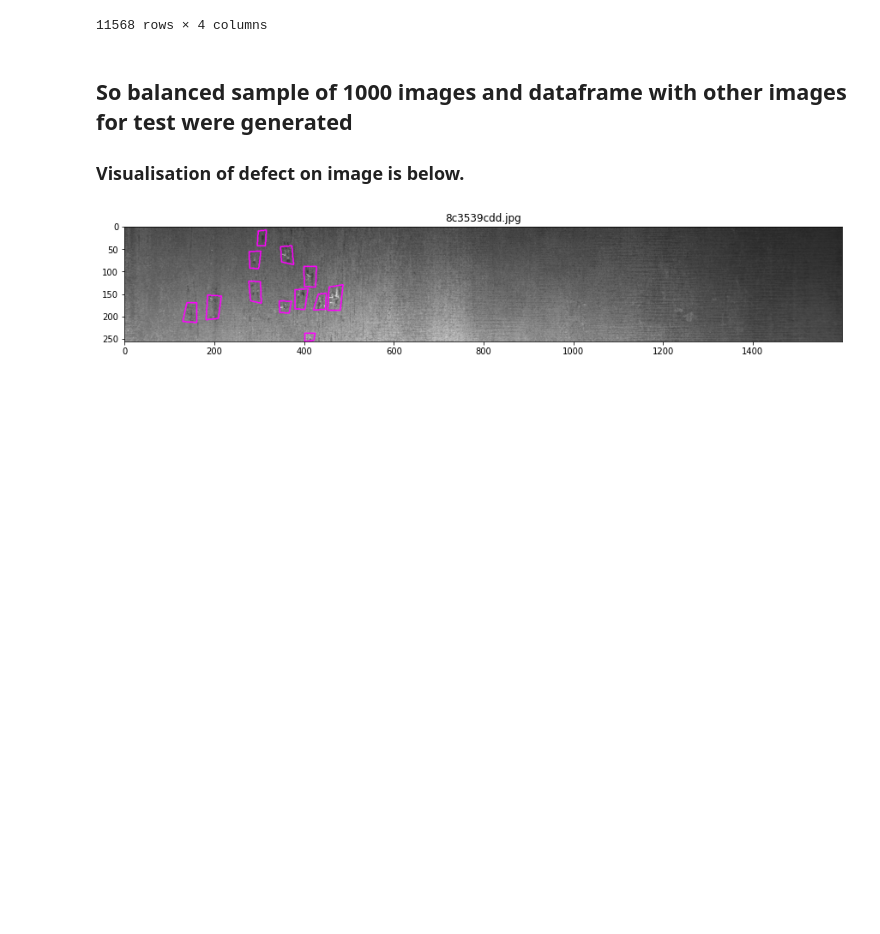
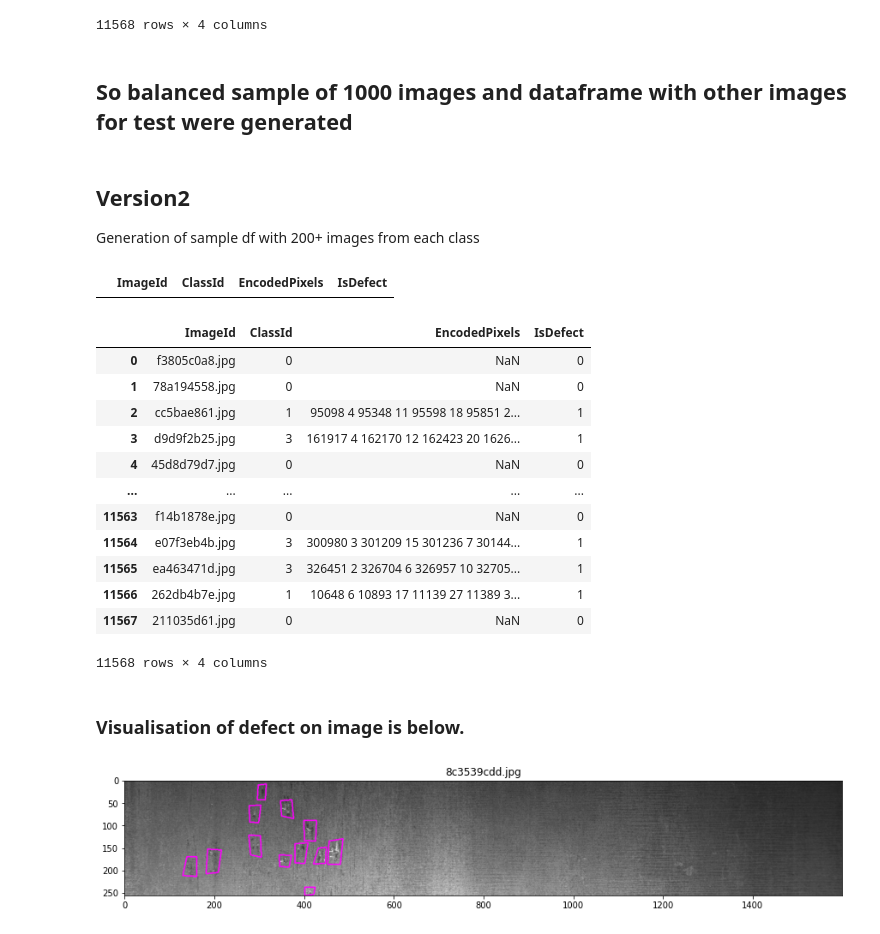
Before and after one commit to Andr8R/SeverSteel, a Jupyter notebook: Visualisation.ipynb, the cells around one changed output. Cells and saved outputs as stored; diff of their text form; code cells hidden in the pictures; blank space fills up the shorter version.

```diff
--- a/Visualisation.ipynb
+++ b/Visualisation.ipynb
@@ -181,4 +194,47 @@ other_df
 # other_df.to_csv("other_4class.csv", index=False)
 # %% [markdown]
 ## So balanced sample of 1000 images and dataframe with other images for test were generated
-### Visualisation of defect on image is below.
+# %% [markdown]
+## Version2
+Generation of sample df with 200+ images from each class
+# %%
+sample_nodefect = df_nodefect.sample(frac = 1, random_state = 42)[:200].copy()
+sample_df = sample_nodefect.copy()
+
+sample_images = []
+other_images = []
+clssnames={i: [] for i in range(1,5)}
+for key in range(1,5):
+    for el in set_of_classes:
+        if str(key) in str(el):
+            clssnames[key].append(el)
+
+for clss in range(1,5):
+    clss_df = new_df[ (new_df["ClassId"].isin(clssnames[clss])) & (~new_df["ImageId"].isin(sample_images)) ].sample(frac = 1, random_state = 42)
+    sample_clss_df = clss_df[:200].copy()
+    sample_df = pd.concat([sample_df, sample_clss_df])
+    sample_images.extend(sample_clss_df["ImageId"].to_list())
+
+
+sample_df = sample_df.sample(frac = 1, random_state = 42).reset_index(drop=True)
+# %%
+sample_df[sample_df.duplicated()]
+# %% [output]
+|  | ImageId | ClassId | EncodedPixels | IsDefect |
+# %%
+other_df = pd.concat([full_df, sample_df]).drop_duplicates(keep=False).sample(frac = 1, random_state = 42).reset_index(drop=True)
+other_df
+# %% [output]
+|  | ImageId | ClassId | EncodedPixels | IsDefect |
+| 0 | f3805c0a8.jpg | 0 | NaN | 0 |
+| 1 | 78a194558.jpg | 0 | NaN | 0 |
+| 2 | cc5bae861.jpg | 1 | 95098 4 95348 11 95598 18 95851 2... | 1 |
+| 3 | d9d9f2b25.jpg | 3 | 161917 4 162170 12 162423 20 1626... | 1 |
+| 4 | 45d8d79d7.jpg | 0 | NaN | 0 |
+| ... | ... | ... | ... | ... |
+| 11563 | f14b1878e.jpg | 0 | NaN | 0 |
+| 11564 | e07f3eb4b.jpg | 3 | 300980 3 301209 15 301236 7 30144... | 1 |
+| 11565 | ea463471d.jpg | 3 | 326451 2 326704 6 326957 10 32705... | 1 |
+| 11566 | 262db4b7e.jpg | 1 | 10648 6 10893 17 11139 27 11389 3... | 1 |
+| 11567 | 211035d61.jpg | 0 | NaN | 0 |
+11568 rows × 4 columns
@@ -185,3 +244,5 @@ other_df
+# %% [markdown]
+### Visualisation of defect on image is below.
 # %%
 def make_show_mask(row, df):
 
```
Also changed, not shown: parts of 3 cells of this notebook.
